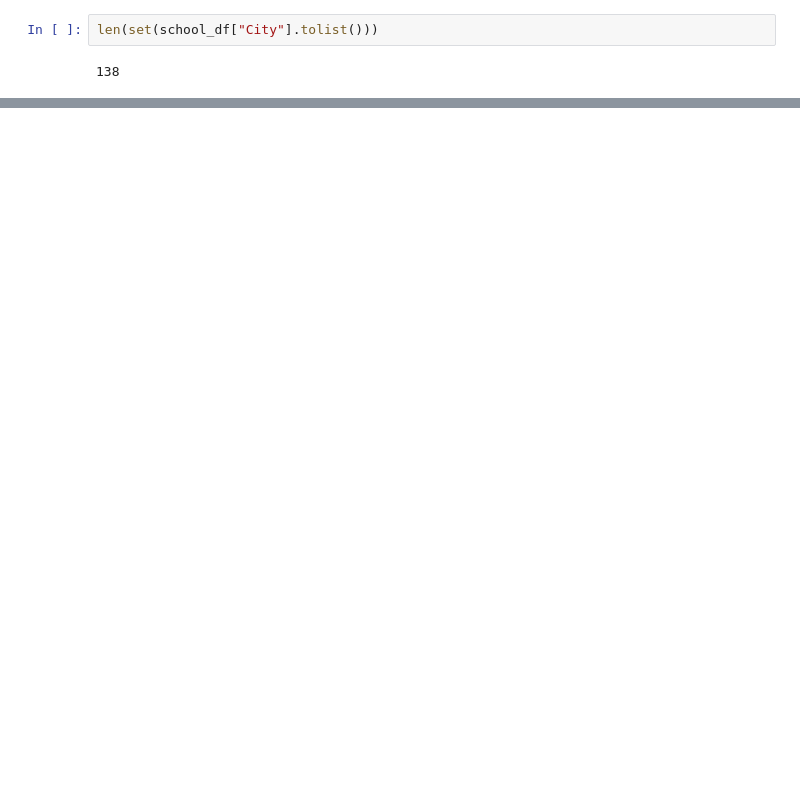
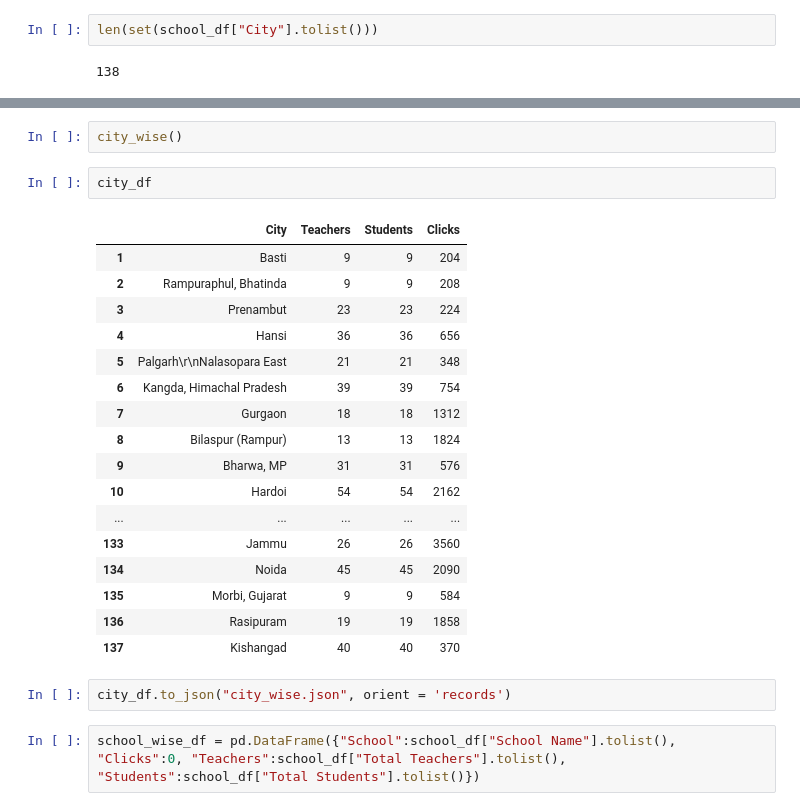
Before and after one commit to IndiaCFG2/team-9, a Jupyter notebook: Model/JPMC.ipynb, the cells around one changed output, grey strips where cells are left out. Drawn from its saved outputs; the diff is of its cells as text; blank space fills up the shorter version.

```diff
--- a/Model/JPMC.ipynb
+++ b/Model/JPMC.ipynb
@@ -279,0 +392,26 @@ len(set(school_df["City"].tolist()))
+# %%
+city_wise()
+# %%
+city_df
+# %% [output]
+|  | City | Teachers | Students | Clicks |
+| 1 | Basti | 9 | 9 | 204 |
+| 2 | Rampuraphul, Bhatinda | 9 | 9 | 208 |
+| 3 | Prenambut | 23 | 23 | 224 |
+| 4 | Hansi | 36 | 36 | 656 |
+| 5 | Palgarh\r\nNalasopara East | 21 | 21 | 348 |
+| 6 | Kangda, Himachal Pradesh | 39 | 39 | 754 |
+| 7 | Gurgaon | 18 | 18 | 1312 |
+| 8 | Bilaspur (Rampur) | 13 | 13 | 1824 |
+| 9 | Bharwa, MP | 31 | 31 | 576 |
+| 10 | Hardoi | 54 | 54 | 2162 |
+| ... | ... | ... | ... | ... |
+| 133 | Jammu | 26 | 26 | 3560 |
+| 134 | Noida | 45 | 45 | 2090 |
+| 135 | Morbi, Gujarat | 9 | 9 | 584 |
+| 136 | Rasipuram | 19 | 19 | 1858 |
+| 137 | Kishangad | 40 | 40 | 370 |
+# %%
+city_df.to_json("city_wise.json", orient = 'records')
+# %%
+school_wise_df = pd.DataFrame({"School":school_df["School Name"].tolist(), "Clicks":0, "Teachers":school_df["Total Teachers"].tolist(), "Students":school_df["Total Students"].tolist()})
```
Also changed, not shown: parts of 37 cells of this notebook, 4 other files.
